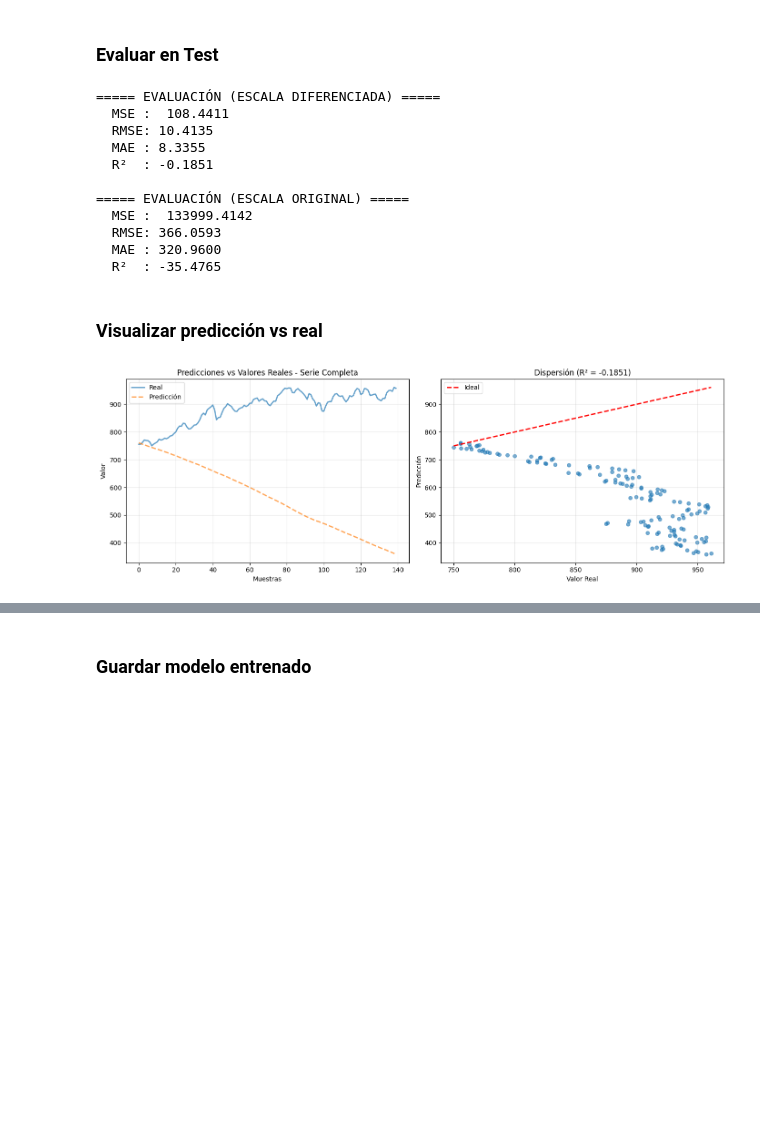
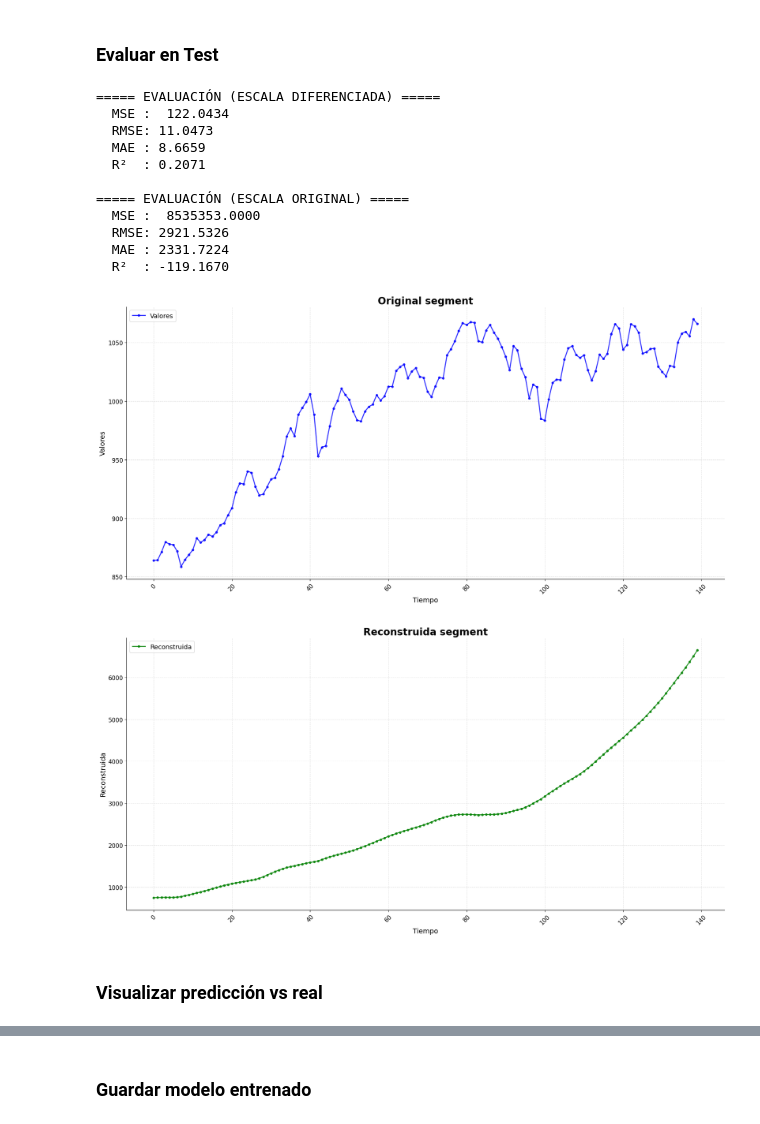
Before and after one commit to JairRamosG/Analisis-Series-de-Tiempo, a Jupyter notebook: CNN_Forecasting/train_nasdaq.ipynb, the cells around one changed output, grey strips where cells are left out. Saved outputs shown, nothing was run; the diff lists cells and outputs as text; code cells hidden in the pictures; blank space fills up the shorter version.

```diff
--- a/CNN_Forecasting/train_nasdaq.ipynb
+++ b/CNN_Forecasting/train_nasdaq.ipynb
@@ -496,48 +391,38 @@ def evaluate_model(model, test_loader, criterion, last_value):
 # %%
-last_value = s.iloc[ train_end + ventana ] # Ultimo valor antes del conjunto de test
-pred_diff, target_diff, pred_real, target_real = evaluate_model(
-    model, test_loader, criterion, last_value
-)
+s0 = s.iloc[train_end + ventana - 2]
+s1 = s.iloc[train_end + ventana - 1]
+vals = [s0, s1]
+
+predictions, targets, pred_recon, target_recon = evaluate_model(model,
+                                                                test_loader,
+                                                                criterion,
+                                                                vals)
 # %% [output]
 ===== EVALUACIÓN (ESCALA DIFERENCIADA) =====
-  MSE :  108.4411
-  RMSE: 10.4135
-  MAE : 8.3355
-  R²  : -0.1851
+  MSE :  122.0434
+  RMSE: 11.0473
+  MAE : 8.6659
+  R²  : 0.2071
 
 ===== EVALUACIÓN (ESCALA ORIGINAL) =====
-  MSE :  133999.4142
-  RMSE: 366.0593
-  MAE : 320.9600
-  R²  : -35.4765
+  MSE :  8535353.0000
+  RMSE: 2921.5326
+  MAE : 2331.7224
+  R²  : -119.1670
+# %%
+# Índice donde empieza el test segment reconstruible
+orig_start = val_end + ventana + 2
+orig_end = orig_start + len(pred_recon)
+
+df_original_segment = serie.iloc[orig_start:orig_end]
+# %%
+df1 = df_original_segment.reset_index(drop=True)
+df2 = pd.DataFrame({'Reconstruida': pred_recon})
+
+graficar_serie(df1, 'Valores', 'blue', 'Original segment')
+graficar_serie(df2, 'Reconstruida', 'green', 'Reconstruida segment')
+# %% [output]
+[figure, added]
+[figure, added]
 # %% [markdown]
 ### Visualizar predicción vs real
-# %%
-def plot_predictions_vs_real(predictions, targets, title="Predicciones vs Valores Reales"):
-    plt.figure(figsize=(14, 5))
-
-    plt.subplot(1, 2, 1)
-    plt.plot(targets, label='Real', alpha=0.7, linewidth=2)
-    plt.plot(predictions, label='Predicción', alpha=0.7, linestyle='--', linewidth=2)
-    plt.xlabel('Muestras')
-    plt.ylabel('Valor')
-    plt.title(f'{title} - Serie Completa')
-    plt.legend()
-    plt.grid(True, alpha=0.3)
-
-    plt.subplot(1, 2, 2)
-    plt.scatter(targets, predictions, alpha=0.6, s=30)
-    plt.plot([targets.min(), targets.max()], [targets.min(), targets.max()],
-             'r--', label='Ideal', linewidth=2)
-    plt.xlabel('Valor Real')
-    plt.ylabel('Predicción')
-    plt.title(f'Dispersión (R² = {r2:.4f})')
-    plt.legend()
-    plt.grid(True, alpha=0.3)
-
-    plt.tight_layout()
-    plt.show()
-
-plot_predictions_vs_real(pred_real, target_real)
-# %% [output]
-[figure, removed]
```
Also changed, not shown: parts of 10 cells of this notebook, 1 other file.
